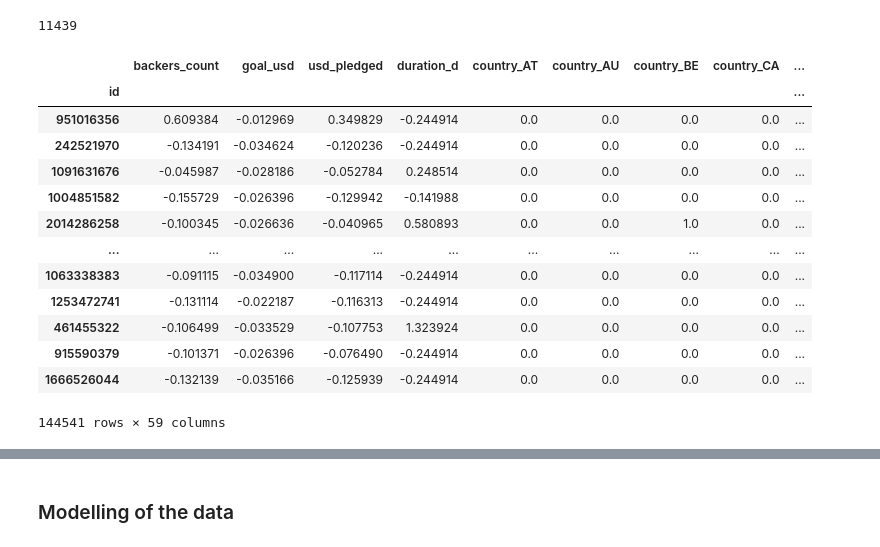
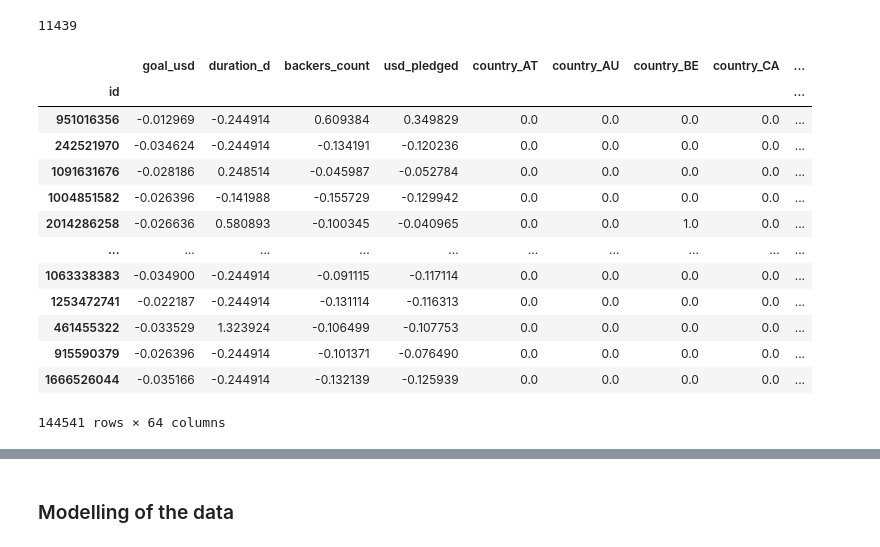
Before and after one commit to franzgerbig/Crowdfunding, a Jupyter notebook: notebooks/HB_Preprocessing_kaggle_28.06.2023.ipynb, the cells around one changed output, grey strips where cells are left out. Cells and saved outputs as stored; diff of their text form; code cells hidden in the pictures.

```diff
--- a/notebooks/HB_Preprocessing_kaggle_28.06.2023.ipynb
+++ b/notebooks/HB_Preprocessing_kaggle_28.06.2023.ipynb
@@ -56,7 +60,8 @@ X_train,X_test,y_train,y_test=train_test_split(df.drop(columns='status'),df_y,te
 # standardizing of the numerical variables
 from sklearn.preprocessing import StandardScaler
 sc=StandardScaler()
-num_list=['backers_count','goal_usd','usd_pledged','duration_d']
+#
+num_list=['goal_usd','duration_d','backers_count', 'usd_pledged']
 X_train_num=X_train[num_list]
 X_test_num=X_test[num_list]
 X_train_num[num_list]=sc.fit_transform(X_train[num_list])
@@ -76,7 +81,7 @@ See the caveats in the documentation: https://pandas.pydata.org/pandas-docs/stab
 # OneHotEncoding of the categorical variable of X_train
 from sklearn.preprocessing import OneHotEncoder
 ohe=OneHotEncoder(sparse=False)
-cat_list=['country','currency','sub_category']
+cat_list=['country','currency','sub_category','creator_projects']
 ohe_train=ohe.fit_transform(X_train[cat_list])
 column_name=ohe.get_feature_names_out(cat_list)
 X_train_ohe=pd.DataFrame(ohe_train,columns=column_name,index=X_train.index)
@@ -94,19 +99,20 @@ len(X_train['city'].value_counts())
 11439
 # %%
 X_train_merge=pd.concat([X_train_num,X_train_ohe],axis=1)
+X_test_merge=pd.concat([X_test_num,X_test_ohe],axis=1)
 X_train_merge
 # %% [output]
-|  | backers_count | goal_usd | usd_pledged | duration_d | country_AT | country_AU | country_BE | country_CA | ... |
+|  | goal_usd | duration_d | backers_count | usd_pledged | country_AT | country_AU | country_BE | country_CA | ... |
 | id |  |  |  |  |  |  |  |  | ... |
-| 951016356 | 0.609384 | -0.012969 | 0.349829 | -0.244914 | 0.0 | 0.0 | 0.0 | 0.0 | ... |
-| 242521970 | -0.134191 | -0.034624 | -0.120236 | -0.244914 | 0.0 | 0.0 | 0.0 | 0.0 | ... |
-| 1091631676 | -0.045987 | -0.028186 | -0.052784 | 0.248514 | 0.0 | 0.0 | 0.0 | 0.0 | ... |
-| 1004851582 | -0.155729 | -0.026396 | -0.129942 | -0.141988 | 0.0 | 0.0 | 0.0 | 0.0 | ... |
-| 2014286258 | -0.100345 | -0.026636 | -0.040965 | 0.580893 | 0.0 | 0.0 | 1.0 | 0.0 | ... |
+| 951016356 | -0.012969 | -0.244914 | 0.609384 | 0.349829 | 0.0 | 0.0 | 0.0 | 0.0 | ... |
+| 242521970 | -0.034624 | -0.244914 | -0.134191 | -0.120236 | 0.0 | 0.0 | 0.0 | 0.0 | ... |
+| 1091631676 | -0.028186 | 0.248514 | -0.045987 | -0.052784 | 0.0 | 0.0 | 0.0 | 0.0 | ... |
+| 1004851582 | -0.026396 | -0.141988 | -0.155729 | -0.129942 | 0.0 | 0.0 | 0.0 | 0.0 | ... |
+| 2014286258 | -0.026636 | 0.580893 | -0.100345 | -0.040965 | 0.0 | 0.0 | 1.0 | 0.0 | ... |
 | ... | ... | ... | ... | ... | ... | ... | ... | ... | ... |
-| 1063338383 | -0.091115 | -0.034900 | -0.117114 | -0.244914 | 0.0 | 0.0 | 0.0 | 0.0 | ... |
-| 1253472741 | -0.131114 | -0.022187 | -0.116313 | -0.244914 | 0.0 | 0.0 | 0.0 | 0.0 | ... |
-| 461455322 | -0.106499 | -0.033529 | -0.107753 | 1.323924 | 0.0 | 0.0 | 0.0 | 0.0 | ... |
-| 915590379 | -0.101371 | -0.026396 | -0.076490 | -0.244914 | 0.0 | 0.0 | 0.0 | 0.0 | ... |
-| 1666526044 | -0.132139 | -0.035166 | -0.125939 | -0.244914 | 0.0 | 0.0 | 0.0 | 0.0 | ... |
+| 1063338383 | -0.034900 | -0.244914 | -0.091115 | -0.117114 | 0.0 | 0.0 | 0.0 | 0.0 | ... |
+| 1253472741 | -0.022187 | -0.244914 | -0.131114 | -0.116313 | 0.0 | 0.0 | 0.0 | 0.0 | ... |
+| 461455322 | -0.033529 | 1.323924 | -0.106499 | -0.107753 | 0.0 | 0.0 | 0.0 | 0.0 | ... |
+| 915590379 | -0.026396 | -0.244914 | -0.101371 | -0.076490 | 0.0 | 0.0 | 0.0 | 0.0 | ... |
+| 1666526044 | -0.035166 | -0.244914 | -0.132139 | -0.125939 | 0.0 | 0.0 | 0.0 | 0.0 | ... |
-144541 rows × 59 columns
+144541 rows × 64 columns
```
Also changed, not shown: parts of 16 cells of this notebook.
